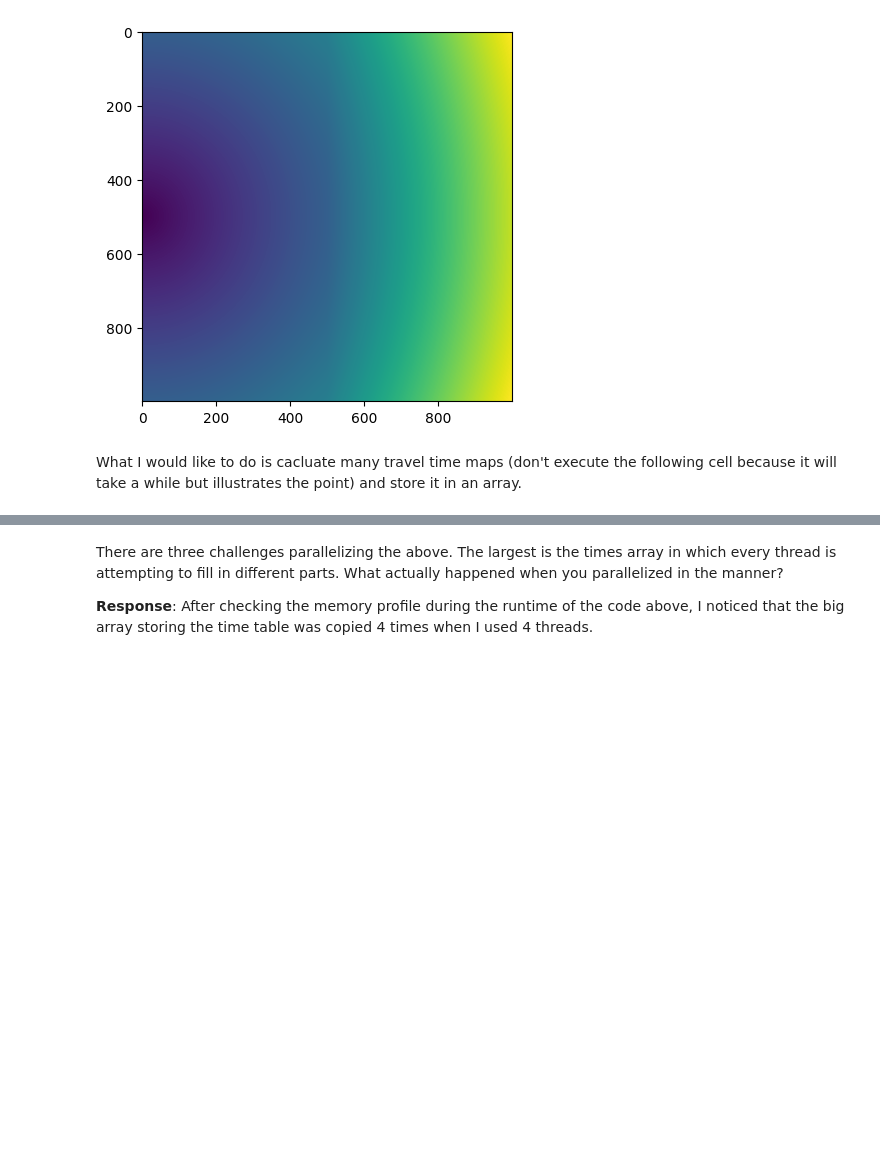
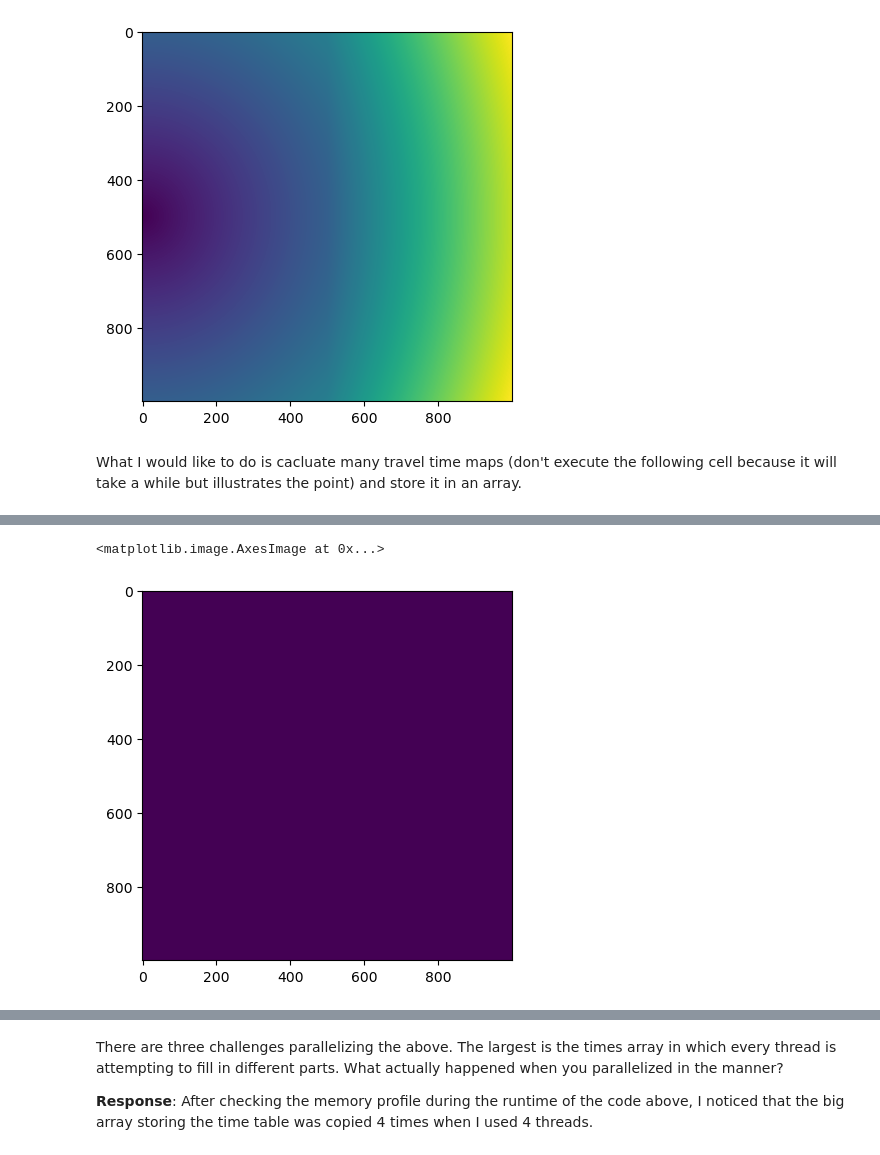
Before and after one commit to Haipeng-ustc/GP257-class, a Jupyter notebook: TBD_Lab5_Multiprocessing/notebook.ipynb, the cells around one changed output, grey strips where cells are left out. Drawn from its saved outputs; the diff is of its cells as text; code cells hidden in the pictures; blank space fills up the shorter version.

```diff
--- a/TBD_Lab5_Multiprocessing/notebook.ipynb
+++ b/TBD_Lab5_Multiprocessing/notebook.ipynb
@@ -384,0 +339,31 @@ for isrc, t in enumerate(tts):
+# %%
+def calcTimes_ishot(slow, isrc, ds, times):
+    """
+    slow - float array of slowness
+    isr - Location of the source on the surface
+    ds - sampling
+    tt - Travel time
+    """
+
+    phi=np.ones(ns)      # Create an array of 1s
+    phi[isrc, 0] = -1    # Set the source locationt
+    times[isrc,:,:] = skfmm.travel_time(phi,slow,ds)  # Calculate traveltimes
+    print("Done with shot", isrc)
+
+
+# set up the parameters and arrays
+nthreads = 4
+nsrc = 10
+tt=np.zeros((nsrc,1000,1000))
+
+# with multiprocess.Pool(nthreads) as pool:
+#     for isrc in range(nsrc):
+#         pool.apply(calcTimes_ishot, args=(slow, isrc, d, tt, ))
+
+
+pool = multiprocess.Pool(nthreads)
+for i in range(nsrc):
+    pool.apply(calcTimes_ishot, args=(slow, i, d, tt, ))
+    time.sleep(0.1)
+pool.close()
+pool.join()
@@ -384,0 +381,7 @@ for isrc, t in enumerate(tts):
+# %%
+# plot the result for one source
+isrc = 5
+plt.imshow(tt[0,:,:])
+# %% [output]
+<matplotlib.image.AxesImage at 0x...>
+[figure, added]
```
Also changed, not shown: parts of 19 cells of this notebook, 18 other files.
